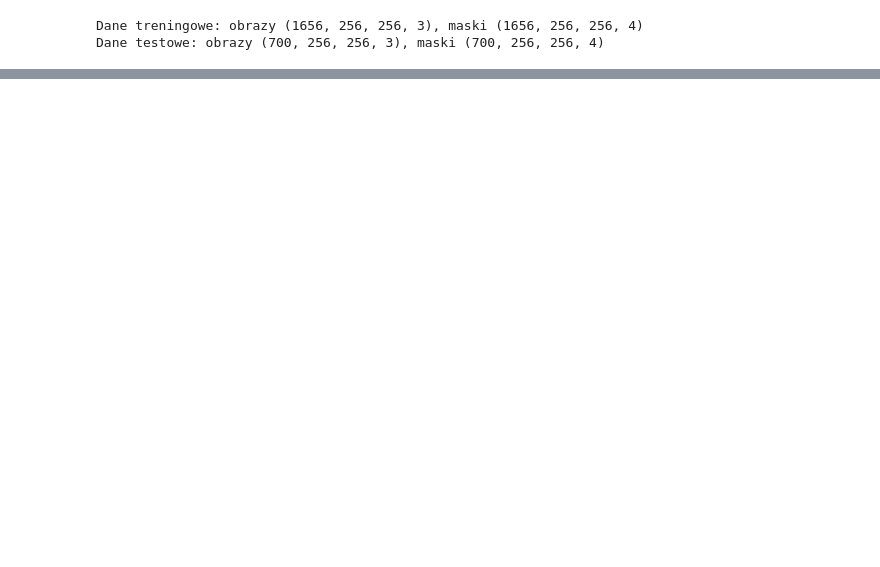
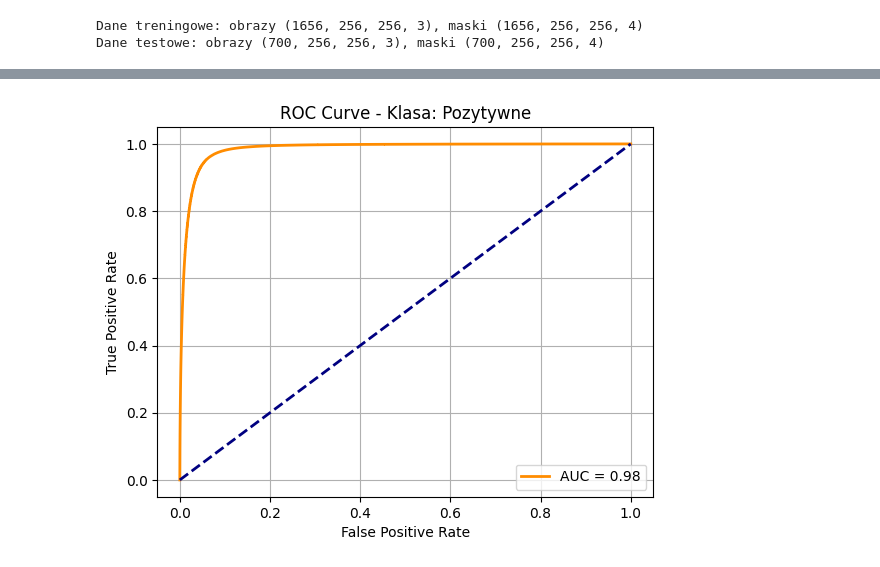
Before and after one commit to Bl4ckBend3r/Praca_Magisterska, a Jupyter notebook: unet.ipynb, the cells around one changed output, grey strips where cells are left out. Cells and saved outputs as stored; diff of their text form; code cells hidden in the pictures; blank space fills up the shorter version.

```diff
--- a/unet.ipynb
+++ b/unet.ipynb
@@ -475,0 +543,21 @@ Klasa      IoU (%)    TP         FP         FN
+# %%
+def plot_roc_for_class(y_true, y_score, class_index, class_name='Pozytywne'):
+    y_true_class = y_true[..., class_index].flatten()
+    y_score_class = y_score[..., class_index].flatten()
+
+    fpr, tpr, _ = roc_curve(y_true_class, y_score_class)
+    roc_auc = auc(fpr, tpr)
+
+    plt.figure()
+    plt.plot(fpr, tpr, color='darkorange', lw=2, label=f'AUC = {roc_auc:.2f}')
+    plt.plot([0, 1], [0, 1], color='navy', lw=2, linestyle='--')
+    plt.xlabel('False Positive Rate')
+    plt.ylabel('True Positive Rate')
+    plt.title(f'ROC Curve - Klasa: {class_name}')
+    plt.legend(loc='lower right')
+    plt.grid(True)
+    plt.show()
+
+plot_roc_for_class(Y_test, y_pred_all, class_index=1, class_name='Pozytywne')
+# %% [output]
+[figure, added]
```
Also changed, not shown: parts of 15 cells of this notebook.
